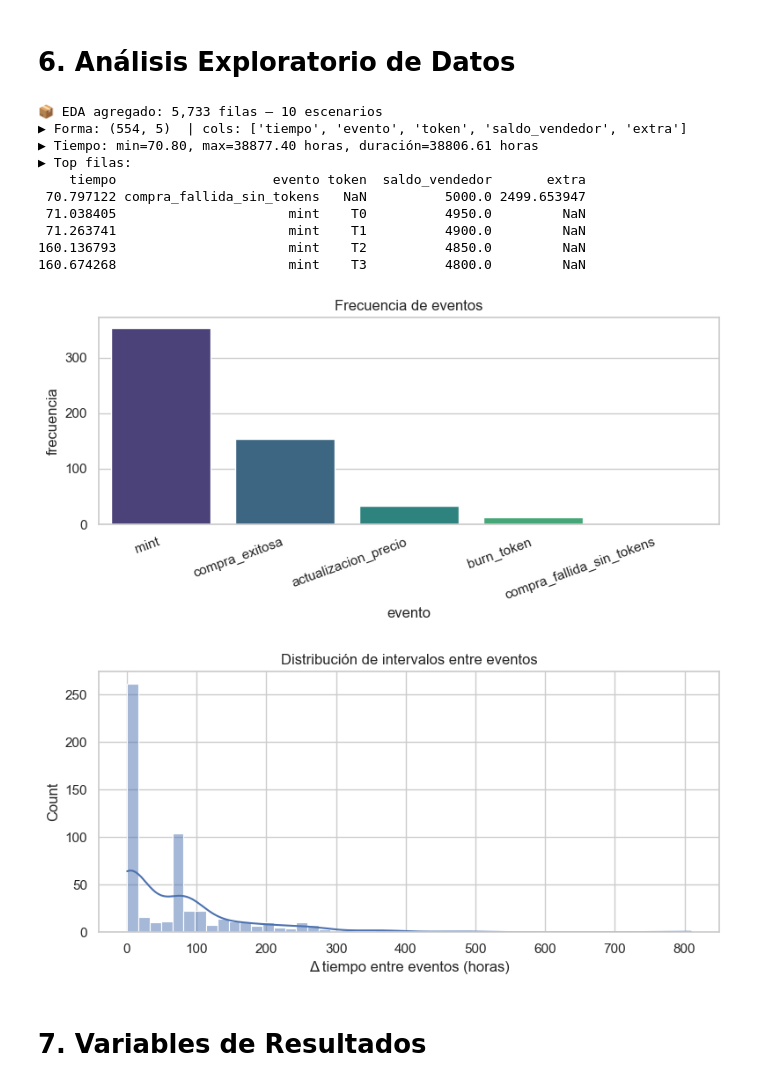
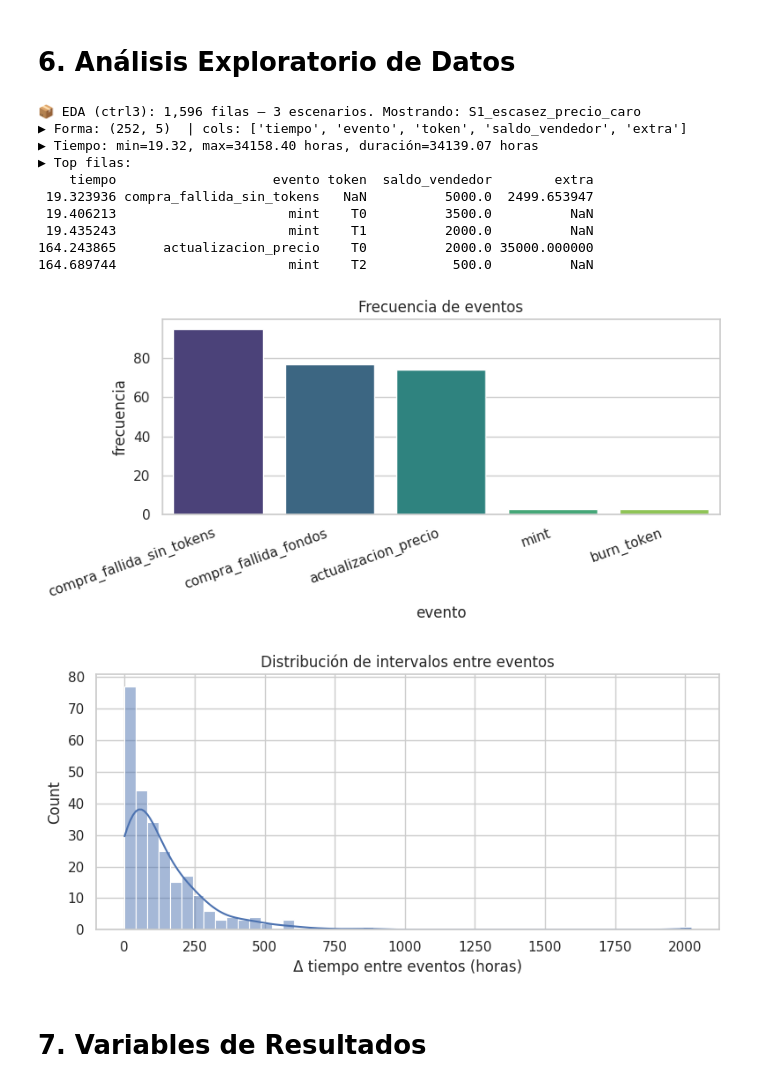
Before and after one commit to juliadp/simu-blockchain, a Jupyter notebook: TP Final Simulacion.ipynb, the cells around one changed output. Cells and saved outputs as stored; diff of their text form; code cells hidden in the pictures.

```diff
--- a/TP Final Simulacion.ipynb
+++ b/TP Final Simulacion.ipynb
@@ -559,6 +579,7 @@ else:
 # %% [markdown]
 # 6. Análisis Exploratorio de Datos
 # %%
+# === EDA compatible con 3 escenarios (ctrl3) o con eventos_all.csv ===
 import os, json
 from pathlib import Path
 import numpy as np
@@ -605,52 +626,85 @@ def _eda_sencilla(df_eventos: pd.DataFrame, time_unit="horas",
                         palette="viridis", dodge=False, legend=False)
             plt.xticks(rotation=20, ha="right")
             plt.title("Frecuencia de eventos")
             plt.tight_layout()
             if save_dir:
                 save_dir.mkdir(parents=True, exist_ok=True)
                 plt.savefig(save_dir / "freq_eventos.png", dpi=150)
             plt.show()
 
         if "tiempo" in df_eventos.columns:
             intervalos = df_eventos["tiempo"].diff().dropna()
             if len(intervalos):
                 plt.figure(figsize=(8,4))
                 sns.histplot(intervalos, bins=50, kde=True)
                 plt.xlabel(f"Δ tiempo entre eventos ({time_unit})")
                 plt.title("Distribución de intervalos entre eventos")
                 plt.tight_layout()
                 if save_dir:
                     plt.savefig(save_dir / "intervalos_eventos.png", dpi=150)
                 plt.show()
 
     return resumen
 
-# Prioridad: usar eventos_all.csv si existe; sino, df_eventos del primer escenario
-ev_all_path = BASE_OUT / "eventos_all.csv"
-if ev_all_path.exists() and SAVE_EVENTS_ALL:
-    df_all = pd.read_csv(ev_all_path)
+
+# --- Nuevas rutas posibles ---
+CTRL3_EV_PATH = BASE_OUT / "ctrl3" / "eventos_3esc.csv"
+EV_ALL_PATH   = BASE_OUT / "eventos_all.csv"
+
+# Elegí (opcional) qué escenario de control mostrar; si None, toma el primero
+SELECT_CTRL_SCENARIO = None  # por ejemplo: "S2_gas_alto_precio_alto"
+
+if CTRL3_EV_PATH.exists():
+    df_all = pd.read_csv(CTRL3_EV_PATH)
+    # Identificar columna de escenario
+    scen_col = "escenario_control" if "escenario_control" in df_all.columns else (
+               "scenario" if "scenario" in df_all.columns else None)
+    assert scen_col is not None, f"El archivo {CTRL3_EV_PATH} no trae columna de escenario."
+
+    escenarios = df_all[scen_col].astype(str).unique().tolist()
+    if SELECT_CTRL_SCENARIO is None:
+        chosen = escenarios[0]
+    else:
+        assert SELECT_CTRL_SCENARIO in escenarios, f"'{SELECT_CTRL_SCENARIO}' no está en {escenarios}"
+        chosen = SELECT_CTRL_SCENARIO
+
+    df_eventos = (df_all[df_all[scen_col] == chosen]
+                  .drop(columns=[scen_col])
+                  .reset_index(drop=True))
+    print(f"📦 EDA (ctrl3): {len(df_all):,} filas — {len(escenarios)} escenarios. Mostrando: {chosen}")
+    _ = _eda_sencilla(df_eventos, time_unit=TIME_UNIT, save_dir=Path("outputs/eda"), do_plots=DO_PLOTS_SINGLE, head_n=HEAD_N)
+
+elif EV_ALL_PATH.exists():
+    # Compatibilidad con el flujo anterior (eventos_all.csv)
+    df_all = pd.read_csv(EV_ALL_PATH)
     print(f"📦 EDA agregado: {len(df_all):,} filas — {df_all['scenario'].nunique()} escenarios")
-    # Tomamos el primer escenario para una vista "tipo single"
     scen0 = df_all["scenario"].iloc[0]
     df_eventos = df_all[df_all["scenario"] == scen0].drop(columns=["scenario"]).reset_index(drop=True)
     _ = _eda_sencilla(df_eventos, time_unit=TIME_UNIT, save_dir=Path("outputs/eda"), do_plots=DO_PLOTS_SINGLE, head_n=HEAD_N)
+
 else:
-    assert 'df_eventos' in globals(), "df_eventos no está definido; corré el Driver primero."
-    print("[EDA] Usando df_eventos en memoria (escenario único).")
-    _ = _eda_sencilla(df_eventos, time_unit=TIME_UNIT, save_dir=Path("outputs/eda"), do_plots=DO_PLOTS_SINGLE, head_n=HEAD_N)
+    # Fallback: usar df_eventos si alguien lo dejó en memoria (p.ej. de un run single)
+    if 'df_eventos' in globals():
+        print("[EDA] Usando df_eventos en memoria (escenario único).")
+        _ = _eda_sencilla(df_eventos, time_unit=TIME_UNIT, save_dir=Path("outputs/eda"), do_plots=DO_PLOTS_SINGLE, head_n=HEAD_N)
+    else:
+        raise FileNotFoundError(
+            "No encuentro ni 'outputs/ctrl3/eventos_3esc.csv' ni 'outputs/eventos_all.csv', "
+            "y no hay df_eventos en memoria. Corré el Driver de 3 escenarios primero."
+        )
 # %% [output]
-📦 EDA agregado: 5,733 filas — 10 escenarios
-▶ Forma: (554, 5)  | cols: ['tiempo', 'evento', 'token', 'saldo_vendedor', 'extra']
-▶ Tiempo: min=70.80, max=38877.40 horas, duración=38806.61 horas
+📦 EDA (ctrl3): 1,596 filas — 3 escenarios. Mostrando: S1_escasez_precio_caro
+▶ Forma: (252, 5)  | cols: ['tiempo', 'evento', 'token', 'saldo_vendedor', 'extra']
+▶ Tiempo: min=19.32, max=34158.40 horas, duración=34139.07 horas
 ▶ Top filas:
-    tiempo                    evento token  saldo_vendedor       extra
- 70.797122 compra_fallida_sin_tokens   NaN          5000.0 2499.653947
- 71.038405                      mint    T0          4950.0         NaN
- 71.263741                      mint    T1          4900.0         NaN
-160.136793                      mint    T2          4850.0         NaN
-160.674268                      mint    T3          4800.0         NaN
+    tiempo                    evento token  saldo_vendedor        extra
+ 19.323936 compra_fallida_sin_tokens   NaN          5000.0  2499.653947
+ 19.406213                      mint    T0          3500.0          NaN
+ 19.435243                      mint    T1          2000.0          NaN
+164.243865      actualizacion_precio    T0          2000.0 35000.000000
+164.689744                      mint    T2           500.0          NaN
-[figure, old version]
+[figure, new version]
-[figure, old version]
+[figure, new version]
 # %% [markdown]
 # 7. Variables de Resultados
 # %%
```
Also changed, not shown: parts of 12 cells of this notebook.
